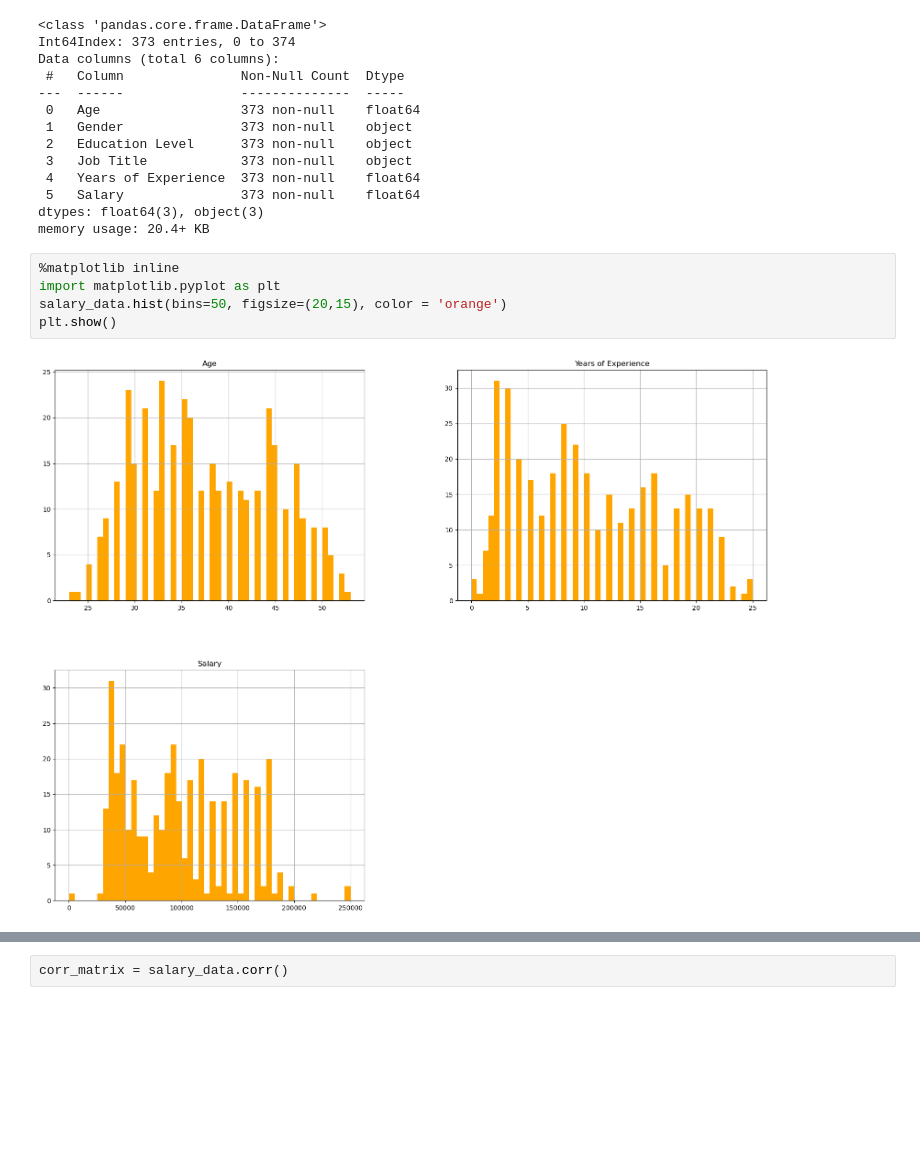
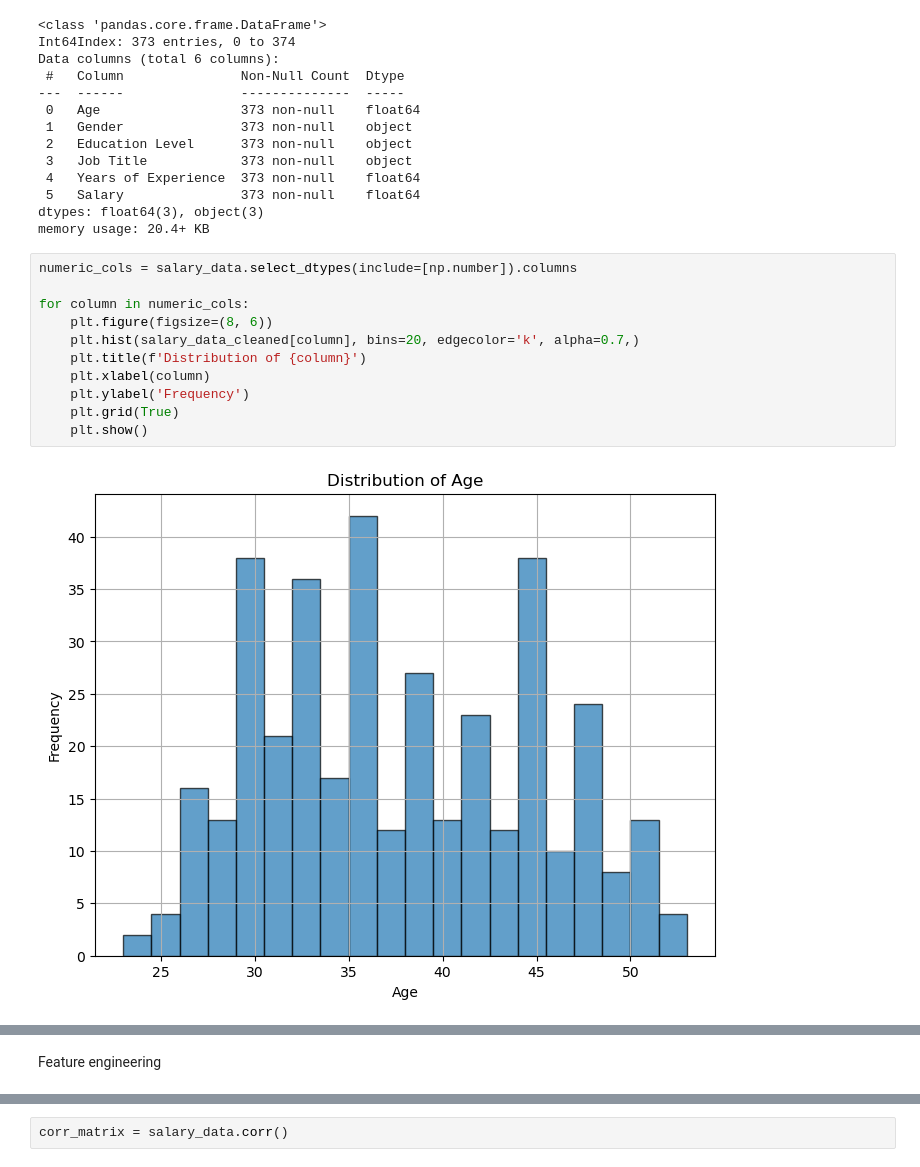
Before and after one commit to FarisKarim/SalaryPrediction, a Jupyter notebook: salaryprediction.ipynb, the cells around one changed output, grey strips where cells are left out. Saved outputs shown, nothing was run; the diff lists cells and outputs as text; blank space fills up the shorter version.

```diff
--- a/salaryprediction.ipynb
+++ b/salaryprediction.ipynb
@@ -87,10 +120,16 @@ Data columns (total 6 columns):
  5   Salary               373 non-null    float64
 dtypes: float64(3), object(3)
 memory usage: 20.4+ KB
-# %%
-%matplotlib inline
-import matplotlib.pyplot as plt
-salary_data.hist(bins=50, figsize=(20,15), color = 'orange')
-plt.show()
-# %% [output]
-[figure, removed]
+# %%
+numeric_cols = salary_data.select_dtypes(include=[np.number]).columns
+
+for column in numeric_cols:
+    plt.figure(figsize=(8, 6))
+    plt.hist(salary_data_cleaned[column], bins=20, edgecolor='k', alpha=0.7,)
+    plt.title(f'Distribution of {column}')
+    plt.xlabel(column)
+    plt.ylabel('Frequency')
+    plt.grid(True)
+    plt.show()
+# %% [output]
+[figure, added]
@@ -96,0 +138,2 @@ plt.show()
+# %% [markdown]
+Feature engineering
```
Also changed, not shown: parts of 24 cells of this notebook.
